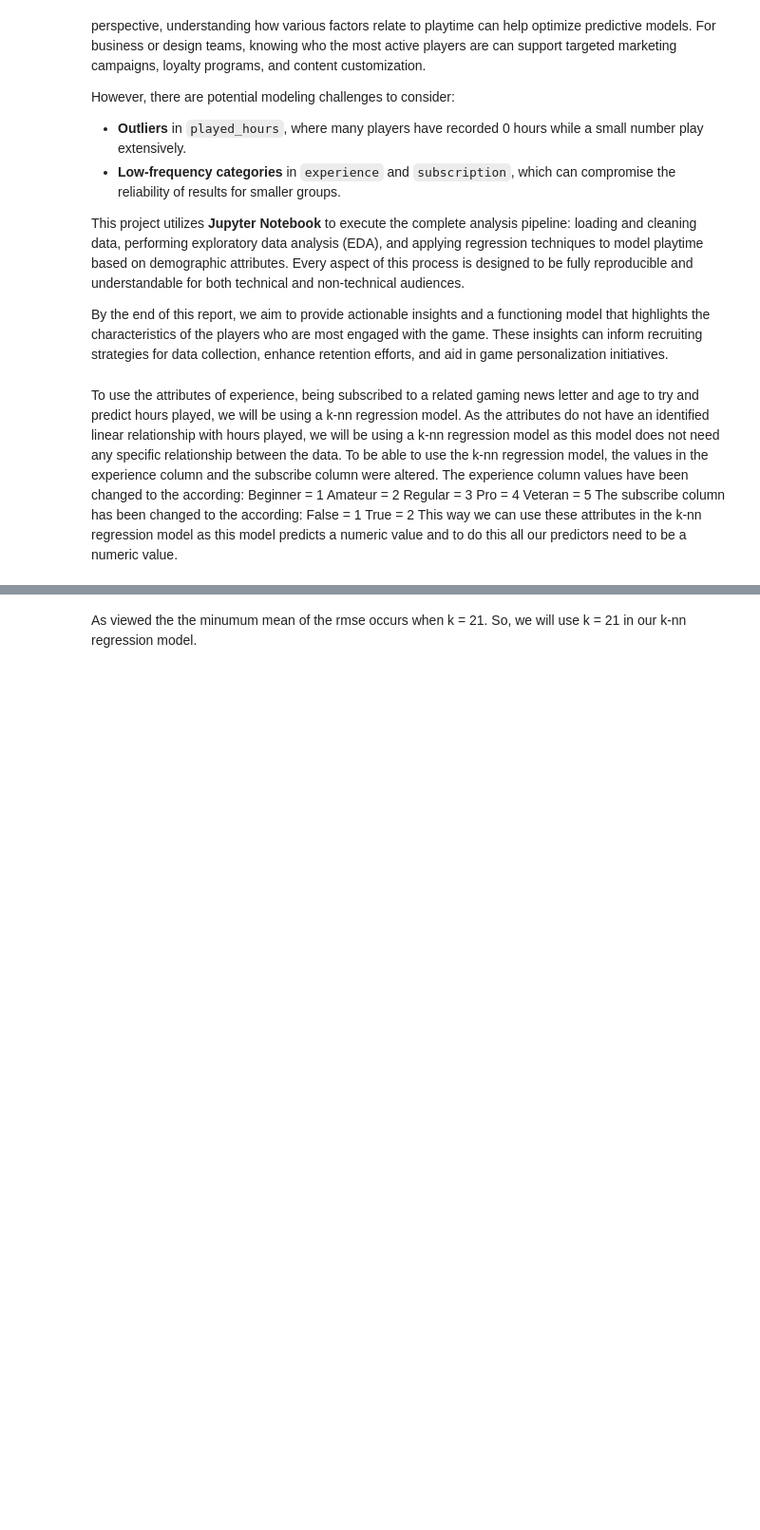
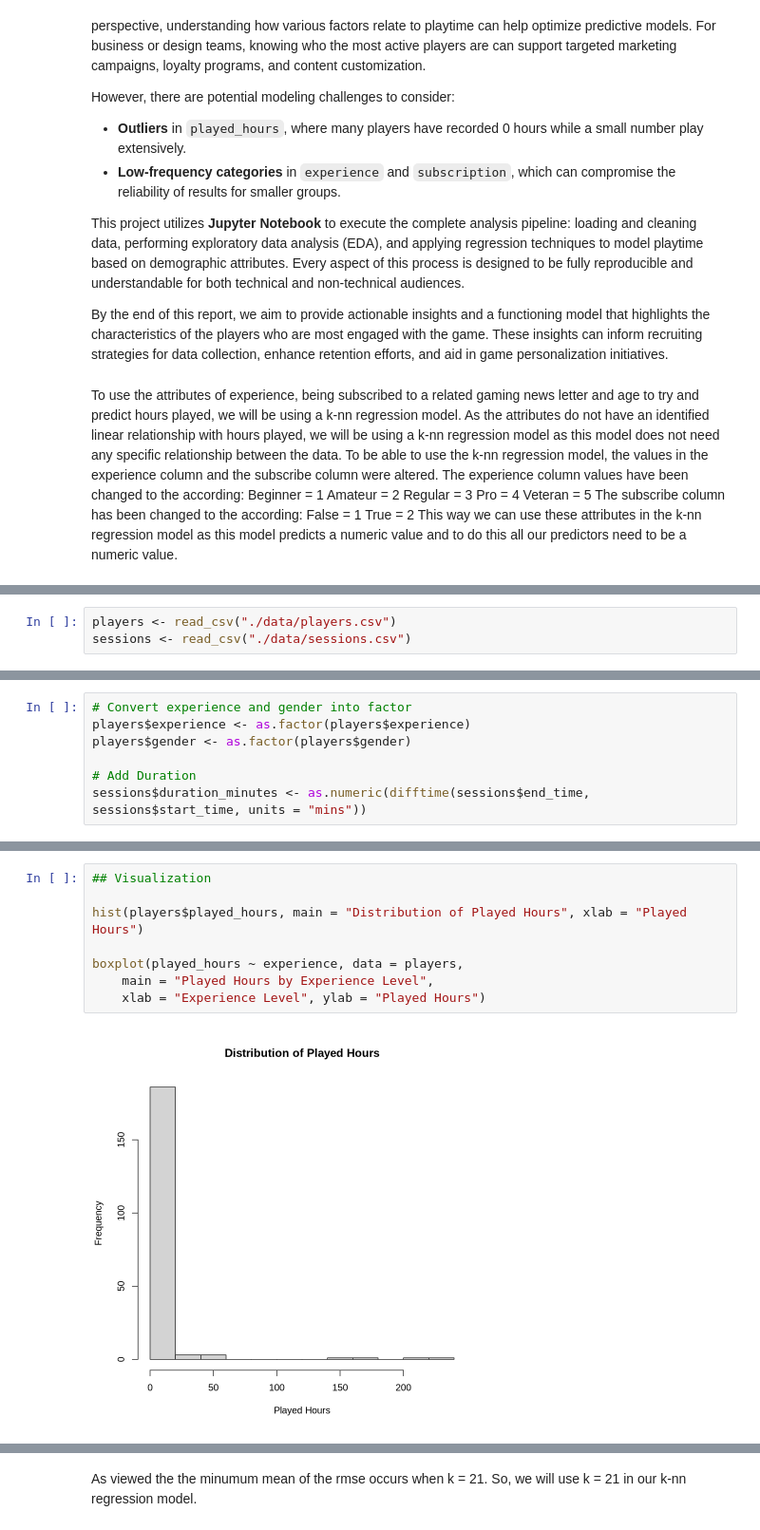
Before and after one commit to FinBradshaw/Group_Project, a Jupyter notebook: GroupIntro.ipynb, the cells around one changed output, grey strips where cells are left out. Shown at 95% size. Cells and saved outputs as stored; diff of their text form; blank space fills up the shorter version.

```diff
--- a/GroupIntro.ipynb
+++ b/GroupIntro.ipynb
@@ -67,0 +82,3 @@ This way we can use these attributes in the k-nn regression model as this model
+# %%
+players <- read_csv("./data/players.csv")
+sessions <- read_csv("./data/sessions.csv")
@@ -67,0 +103,7 @@ This way we can use these attributes in the k-nn regression model as this model
+# %%
+# Convert experience and gender into factor
+players$experience <- as.factor(players$experience)
+players$gender <- as.factor(players$gender)
+
+# Add Duration
+sessions$duration_minutes <- as.numeric(difftime(sessions$end_time, sessions$start_time, units = "mins"))
@@ -67,0 +178,10 @@ This way we can use these attributes in the k-nn regression model as this model
+# %%
+## Visualization
+
+hist(players$played_hours, main = "Distribution of Played Hours", xlab = "Played Hours")
+
+boxplot(played_hours ~ experience, data = players,
+    main = "Played Hours by Experience Level",
+    xlab = "Experience Level", ylab = "Played Hours")
+# %% [output]
+[figure, added]
```
Also changed, not shown: parts of 21 cells of this notebook.
